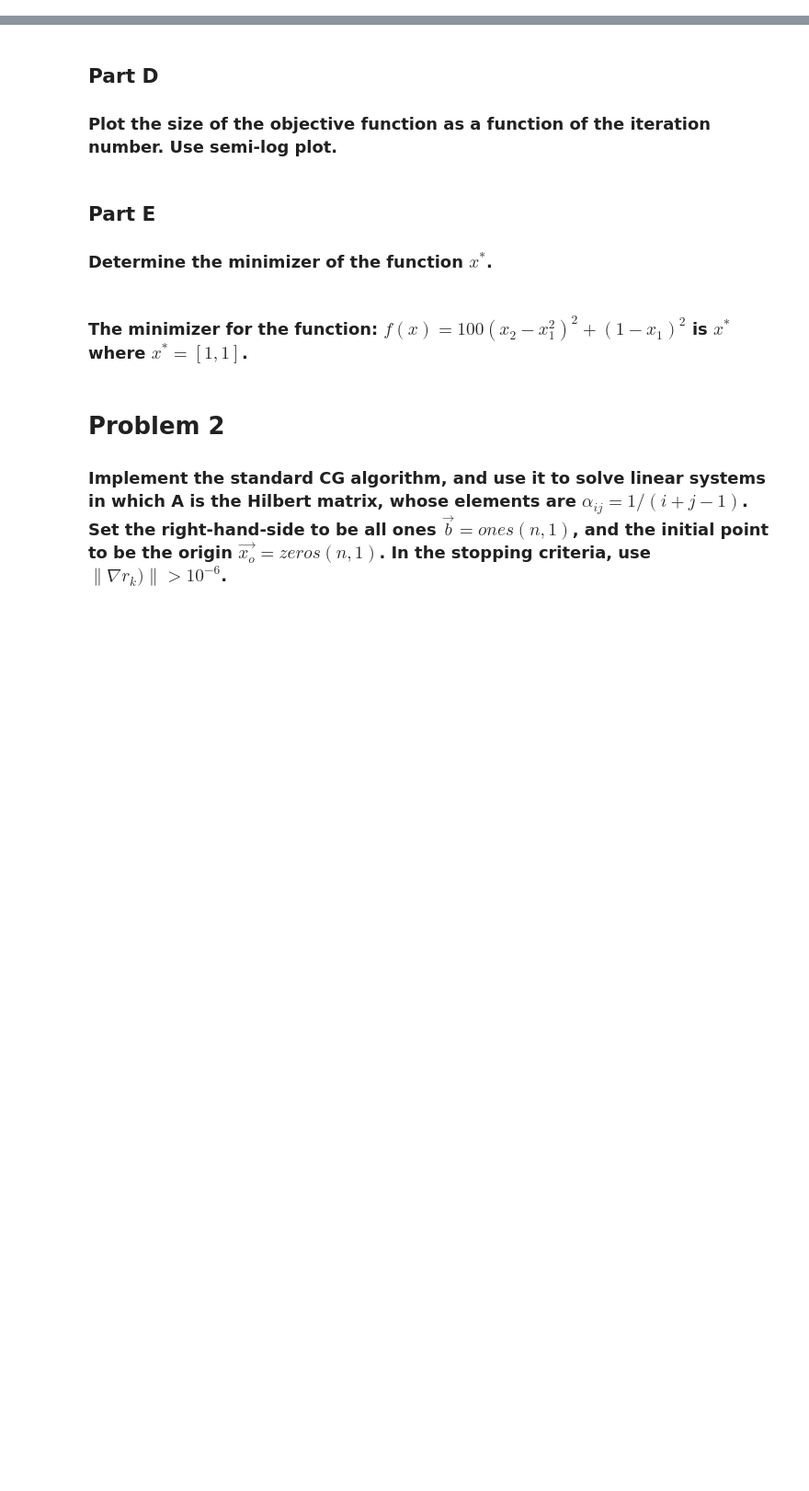
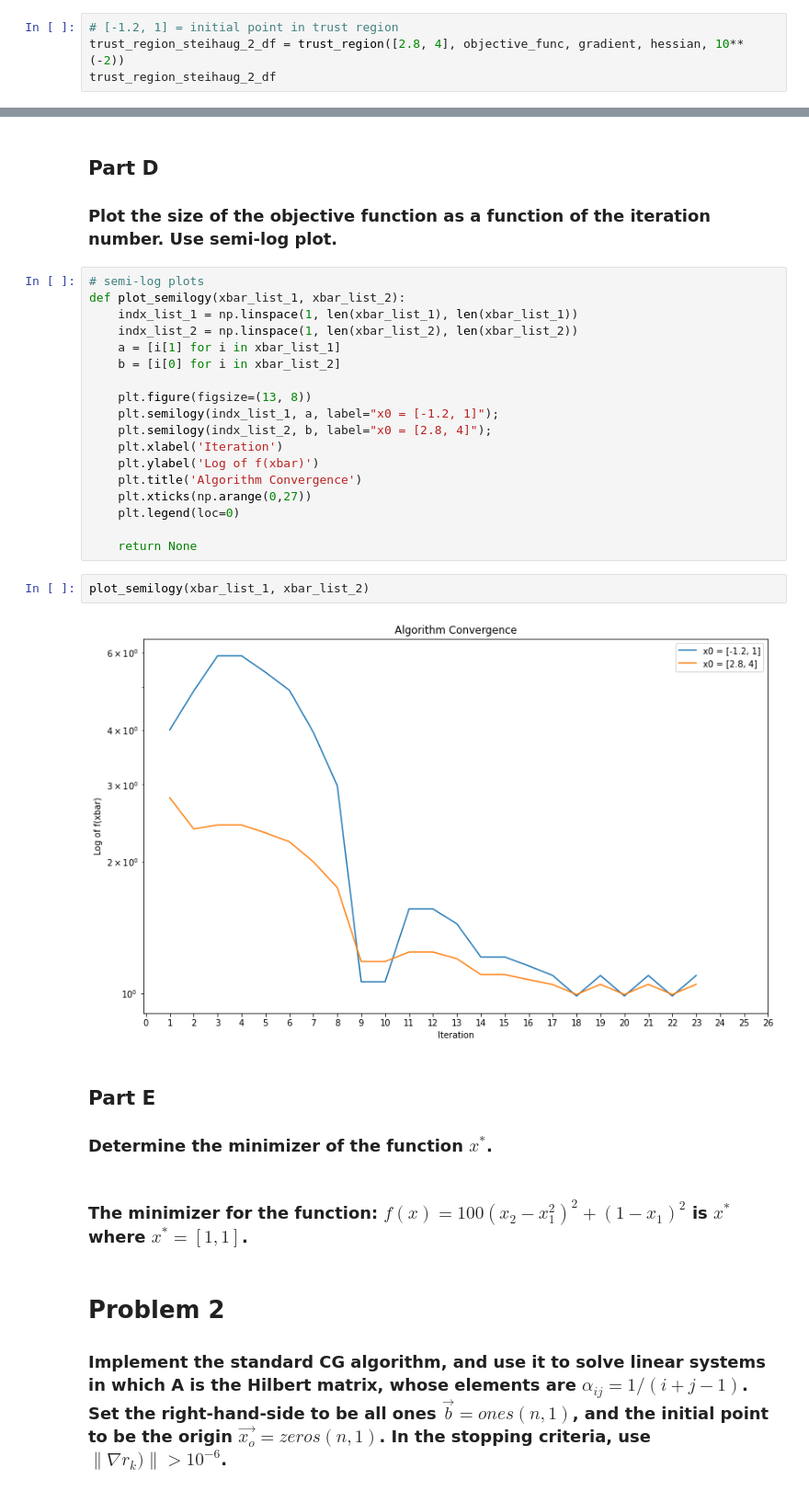
Before and after one commit to wpmcgrath95/MATH-693A-Advanced-Numerical-Methods, a Jupyter notebook: python/homework4.ipynb, the cells around one changed output, grey strips where cells are left out. Shown at 92% size. Drawn from its saved outputs; the diff is of its cells as text; blank space fills up the shorter version.

```diff
--- a/python/homework4.ipynb
+++ b/python/homework4.ipynb
@@ -222,0 +227,4 @@ Reached the trust region boundary
+# %%
+# [-1.2, 1] = initial point in trust region
+trust_region_steihaug_2_df = trust_region([2.8, 4], objective_func, gradient, hessian, 10**(-2))
+trust_region_steihaug_2_df
@@ -281,6 +341,28 @@ contourplot(objective_func, [-1.3, 3.1], [-0.4, 4.5], "x0 = [2.8, 4] Using Trust
 ## Part D
 
 ### Plot the size of the objective function as a function of the iteration number. Use semi-log plot.
+# %%
+# semi-log plots
+def plot_semilogy(xbar_list_1, xbar_list_2):
+    indx_list_1 = np.linspace(1, len(xbar_list_1), len(xbar_list_1))
+    indx_list_2 = np.linspace(1, len(xbar_list_2), len(xbar_list_2))
+    a = [i[1] for i in xbar_list_1]
+    b = [i[0] for i in xbar_list_2]
+
+    plt.figure(figsize=(13, 8))
+    plt.semilogy(indx_list_1, a, label="x0 = [-1.2, 1]");
+    plt.semilogy(indx_list_2, b, label="x0 = [2.8, 4]");
+    plt.xlabel('Iteration')
+    plt.ylabel('Log of f(xbar)')
+    plt.title('Algorithm Convergence')
+    plt.xticks(np.arange(0,27))
+    plt.legend(loc=0)
+
+    return None
+# %%
+plot_semilogy(xbar_list_1, xbar_list_2)
+# %% [output]
+[figure, added]
 # %% [markdown]
 ## Part E
 
```
Also changed, not shown: parts of 14 cells of this notebook.
